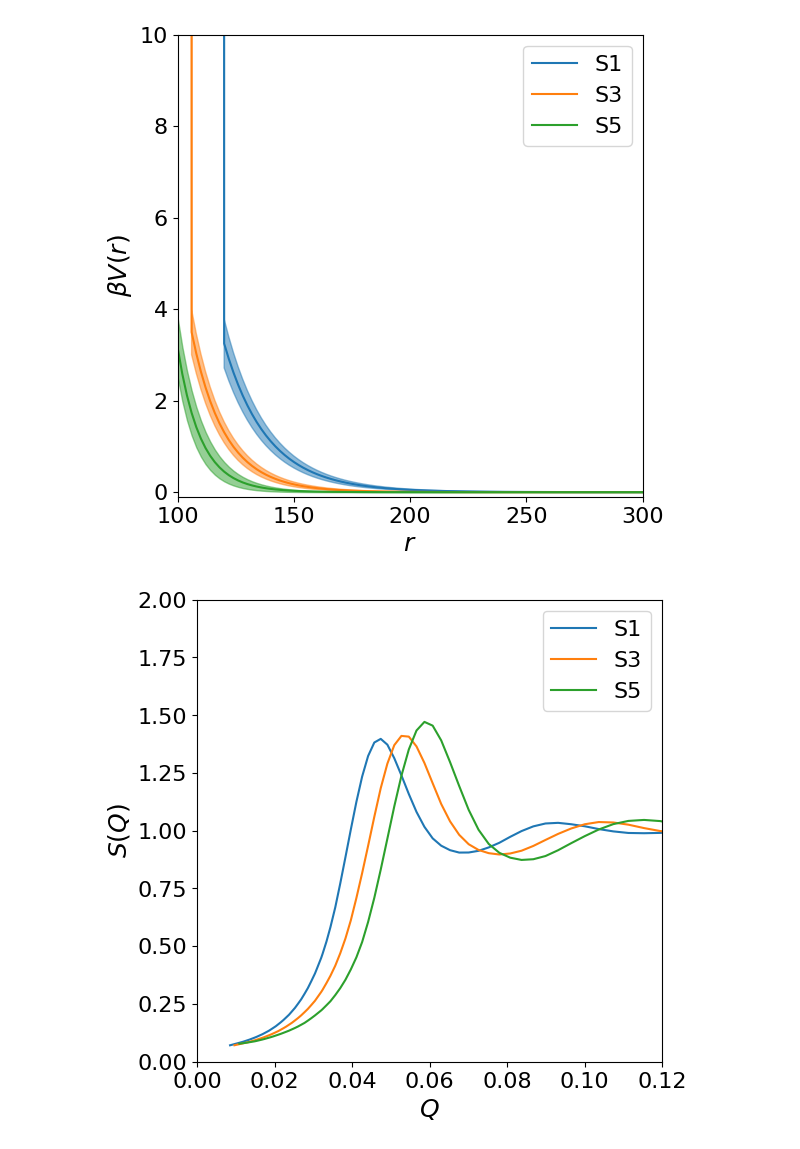
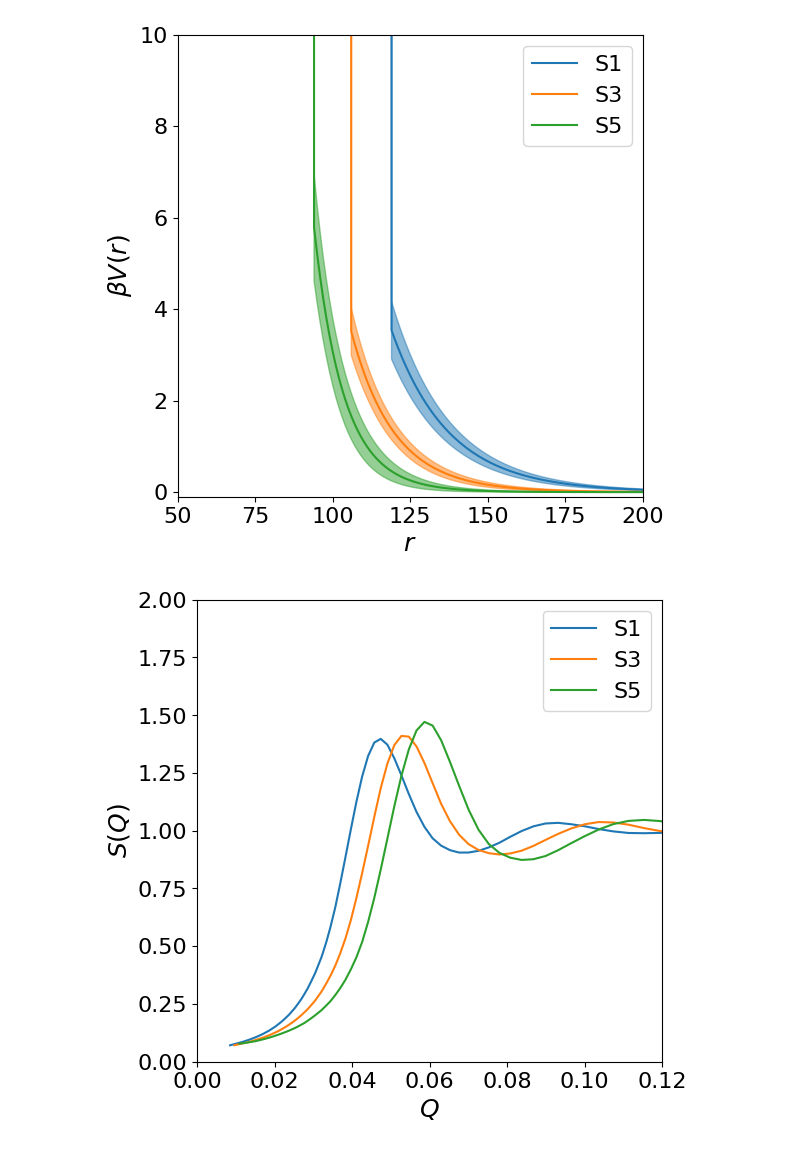
Before and after one commit to ch-tung/cv_SANS, a Jupyter notebook: curvefit/VAE/Results_inversion.ipynb, the cells around one changed output. Cells and saved outputs as stored; diff of their text form; code cells hidden in the pictures.

```diff
--- a/curvefit/VAE/Results_inversion.ipynb
+++ b/curvefit/VAE/Results_inversion.ipynb
@@ -23,36 +23,36 @@ def sample_potential(parameters,r,ur_hc,d_HS):
 # %%
 fig = plt.figure(figsize=(6, 6))
 ax = plt.subplot(1, 1, 1)
 c_cycle = ['tab:blue','tab:orange','tab:green','tab:red','tab:purple',
            'tab:brown','tab:pink','tab:gray','tab:olive','tab:cyan']
 
-r = np.linspace(100, 300, 101)
+r = np.linspace(50, 300, 251)
 
 for i in range(3):
     loaded_data = loadmat(filepath+filename_mat[i])
     parameters = loaded_data['parameters']
 
     d_HS = loaded_data['d_HS'][0]/loaded_data['fp'][0,10]
 
     ur_hc = 4*500*((2**(1/6)*d_HS/r)**12-(2**(1/6)*d_HS/r)**6-0.25)
     ur_hc[r>=d_HS] = 0
     ur_predict =  np.exp(parameters[2][0][0])*np.exp(-(r-d_HS)/(parameters[1][0][0]*d_HS))/(r/d_HS) + ur_hc
     ur_sample = sample_potential(parameters,r,ur_hc,d_HS)
     ur_std = np.std(ur_sample,axis=1)
     ur_mean = np.mean(ur_sample,axis=1)
 
     ax.fill_between(r,ur_mean+ur_std,ur_mean-ur_std,color=c_cycle[i],alpha=0.5)
     ax.plot(r,ur_mean,color=c_cycle[i],label=filename_mat[i].replace(".mat", ""))
 
 ax.set_ylim(-0.1,10)
-ax.set_xlim(100,300)
+ax.set_xlim(50,200)
 ax.set_xlabel('$r$',fontsize=18)
 ax.set_ylabel(r'$\beta V(r)$',fontsize=18)
 ax.tick_params(axis='both', which='major', labelsize=16)
 ax.legend(fontsize=16)
 plt.show()
 # %% [output]
-[figure, old version]
+[figure, new version]
 # %%
 fig = plt.figure(figsize=(6, 6))
 ax = plt.subplot(1, 1, 1)
```
Also changed, not shown: 3 other files.
